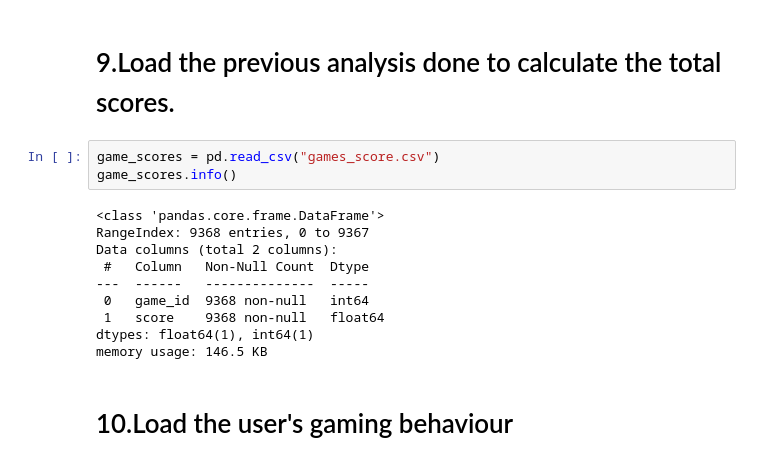
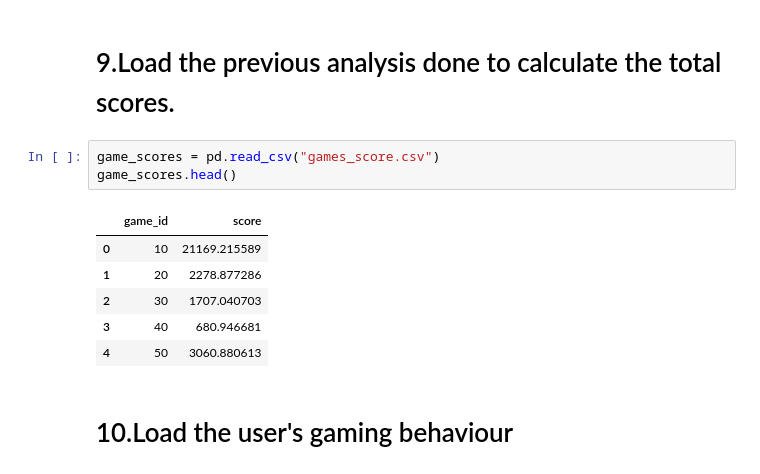
Before and after one commit to Panemiele/Steam-Games-Recommendation-System, a Jupyter notebook: sentiment-analysis.ipynb, the cells around one changed output. Drawn from its saved outputs; the diff is of its cells as text.

```diff
--- a/sentiment-analysis.ipynb
+++ b/sentiment-analysis.ipynb
@@ -395,17 +395,14 @@ game_categories.head()
 # 9.Load the previous analysis done to calculate the total scores.
 # %%
 game_scores = pd.read_csv("games_score.csv")
-game_scores.info()
+game_scores.head()
 # %% [output]
-<class 'pandas.core.frame.DataFrame'>
-RangeIndex: 9368 entries, 0 to 9367
-Data columns (total 2 columns):
- #   Column   Non-Null Count  Dtype
----  ------   --------------  -----
- 0   game_id  9368 non-null   int64
- 1   score    9368 non-null   float64
-dtypes: float64(1), int64(1)
-memory usage: 146.5 KB
+|  | game_id | score |
+| 0 | 10 | 21169.215589 |
+| 1 | 20 | 2278.877286 |
+| 2 | 30 | 1707.040703 |
+| 3 | 40 | 680.946681 |
+| 4 | 50 | 3060.880613 |
 # %% [markdown]
 # 10.Load the user's gaming behaviour
 # %% [markdown]
```
Also changed, not shown: parts of 28 cells of this notebook, 1 other file.
